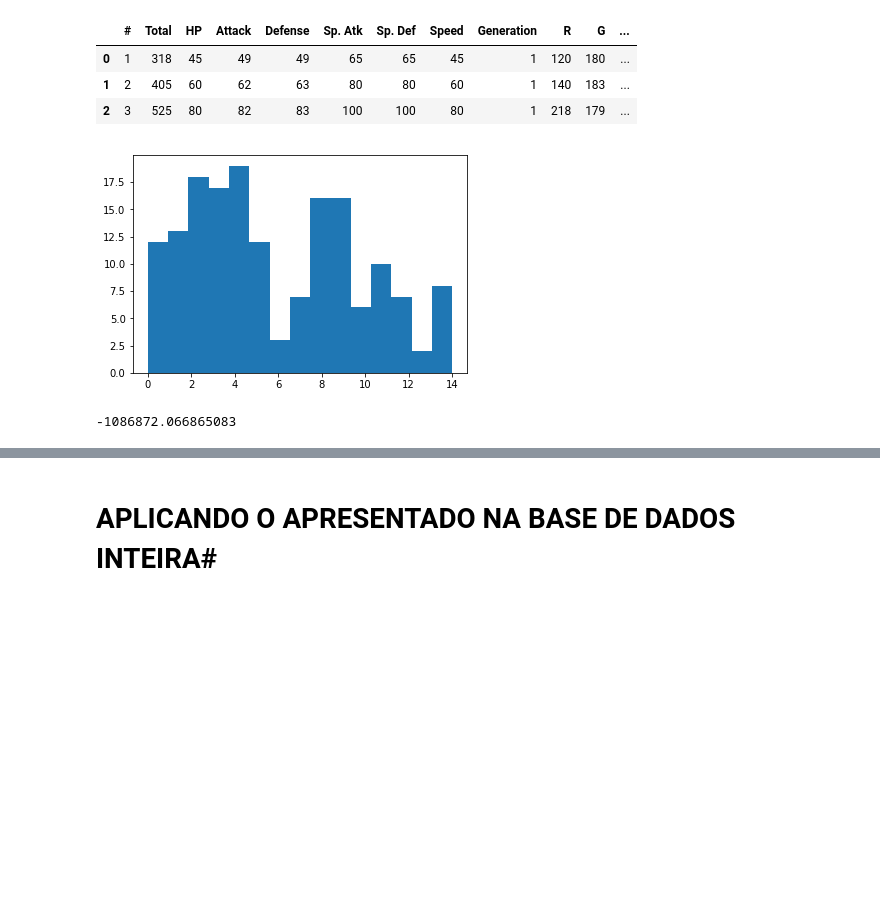
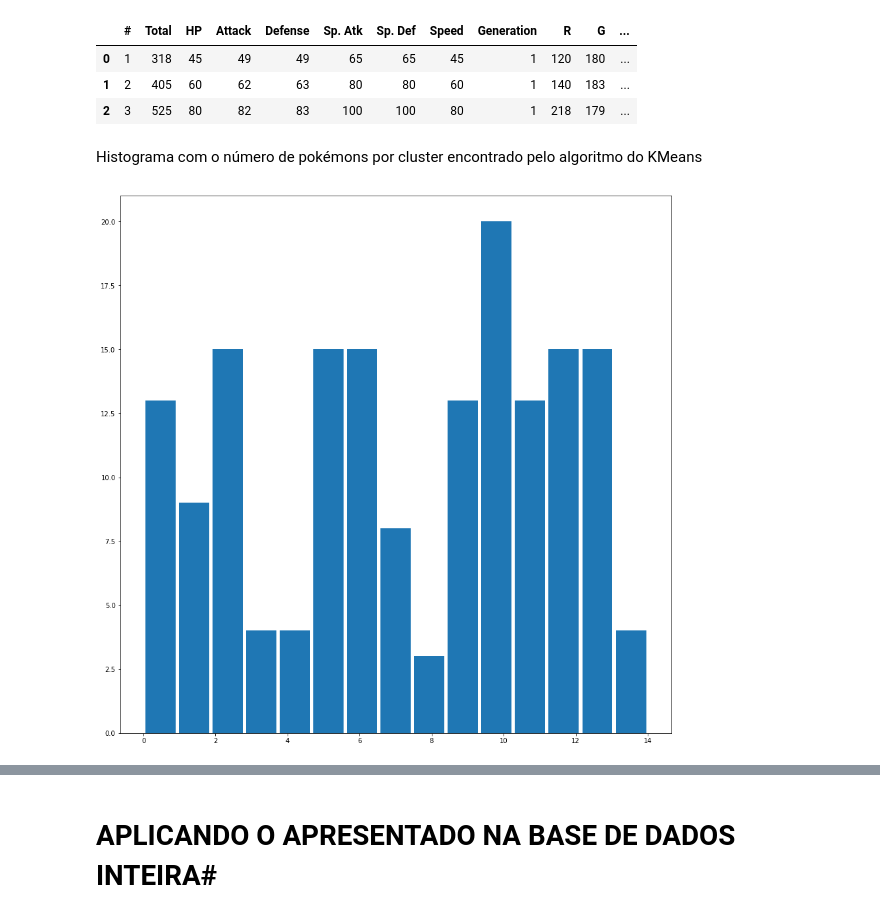
Before and after one commit to guidiamond/Projeto-3--CDD, a Jupyter notebook: Projeto final Ciência dos Dados.ipynb, the cells around one changed output, grey strips where cells are left out. Cells and saved outputs as stored; diff of their text form; code cells hidden in the pictures; blank space fills up the shorter version.

```diff
--- a/Projeto final Ciência dos Dados.ipynb
+++ b/Projeto final Ciência dos Dados.ipynb
@@ -109,16 +118,13 @@ data2.head(3)
 | 0 | 1 | 318 | 45 | 49 | 49 | 65 | 65 | 45 | 1 | 120 | 180 | ... |
 | 1 | 2 | 405 | 60 | 62 | 63 | 80 | 80 | 60 | 1 | 140 | 183 | ... |
 | 2 | 3 | 525 | 80 | 82 | 83 | 100 | 100 | 80 | 1 | 218 | 179 | ... |
+# %% [markdown]
+Histograma com o número de pokémons por cluster encontrado pelo algoritmo do KMeans
 # %%
-modelo_parcial= KMeans(n_clusters= 15) #o número de clusters foi definido a partir do número de dados categorias diferentes de Pokémons
-                              #(15 no caso da primeira geração)
+modelo_parcial= KMeans(n_clusters= 15, init= 'random', n_init= 15) #o número de clusters foi definido a partir do número de dados categorias diferentes de Pokémons
+                                                                   #(15 no caso da primeira geração)
 modelo_parcial.fit(data2)
 y_pred = modelo_parcial.predict(data2) #lista que guarda qual é o cluster ao qual pertence cada um dos pokémons
-plt.hist(y_pred, bins= 15);
+plt.hist(y_pred, rwidth=.9, bins= 15);
 # %% [output]
-[figure, old version]
+[figure, new version]
-# %%
-score = model.score(data2)
-score
-# %% [output]
--1086872.066865083
```
Also changed, not shown: parts of 14 cells of this notebook.
